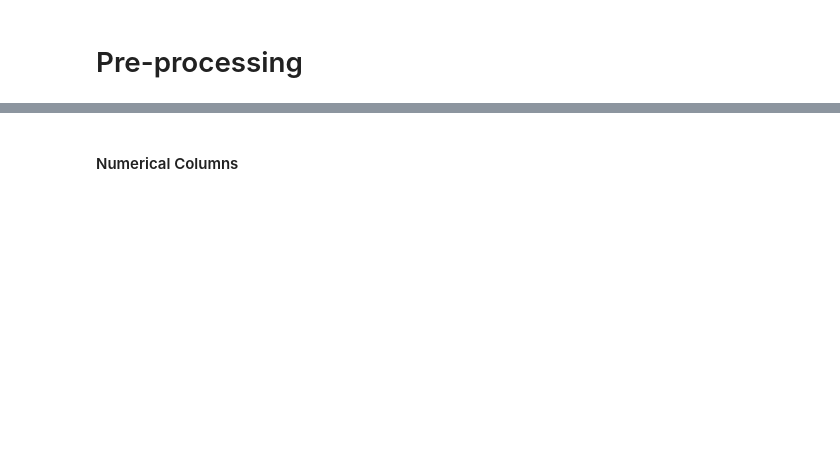
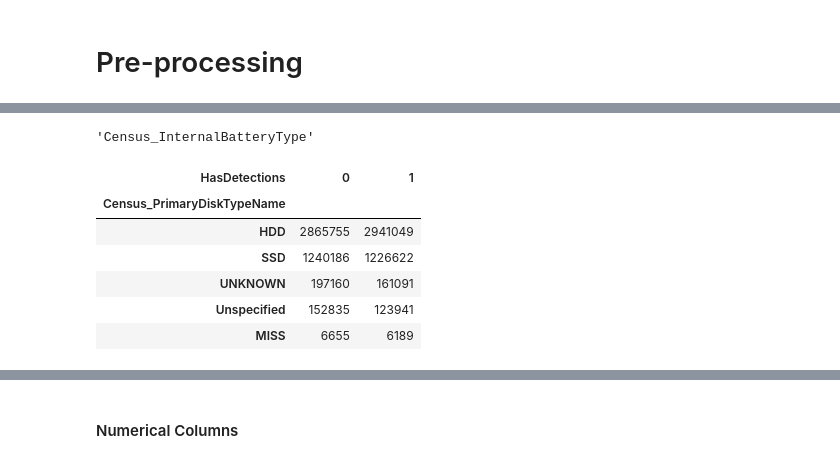
Before and after one commit to 471644/Cyber-Security, a Jupyter notebook: Optimized_Learning_Malware_Detection.ipynb, the cells around one changed output, grey strips where cells are left out. Cells and saved outputs as stored; diff of their text form; code cells hidden in the pictures; blank space fills up the shorter version.

```diff
--- a/Optimized_Learning_Malware_Detection.ipynb
+++ b/Optimized_Learning_Malware_Detection.ipynb
@@ -483,0 +504,19 @@ trainCatDF['HasDetections'] = trainDF['HasDetections'].copy()
+# %%
+((trainCatDF.isnull().sum() / trainCatDF.shape[0]) *
+            100).sort_values(ascending=False)[:6].index[0]
+# %% [output]
+'Census_InternalBatteryType'
+# %%
+pd.crosstab(
+    trainCatDF[((trainCatDF.isnull().sum() / trainCatDF.shape[0]) *
+                100).sort_values(ascending=False)
+               [:6].index[2]].cat.add_categories('MISS').fillna('MISS'),
+    trainCatDF.HasDetections).sort_values(1,ascending=False)[:6]
+# %% [output]
+| HasDetections | 0 | 1 |
+| Census_PrimaryDiskTypeName |  |  |
+| HDD | 2865755 | 2941049 |
+| SSD | 1240186 | 1226622 |
+| UNKNOWN | 197160 | 161091 |
+| Unspecified | 152835 | 123941 |
+| MISS | 6655 | 6189 |
```
Also changed, not shown: parts of 20 cells of this notebook.
